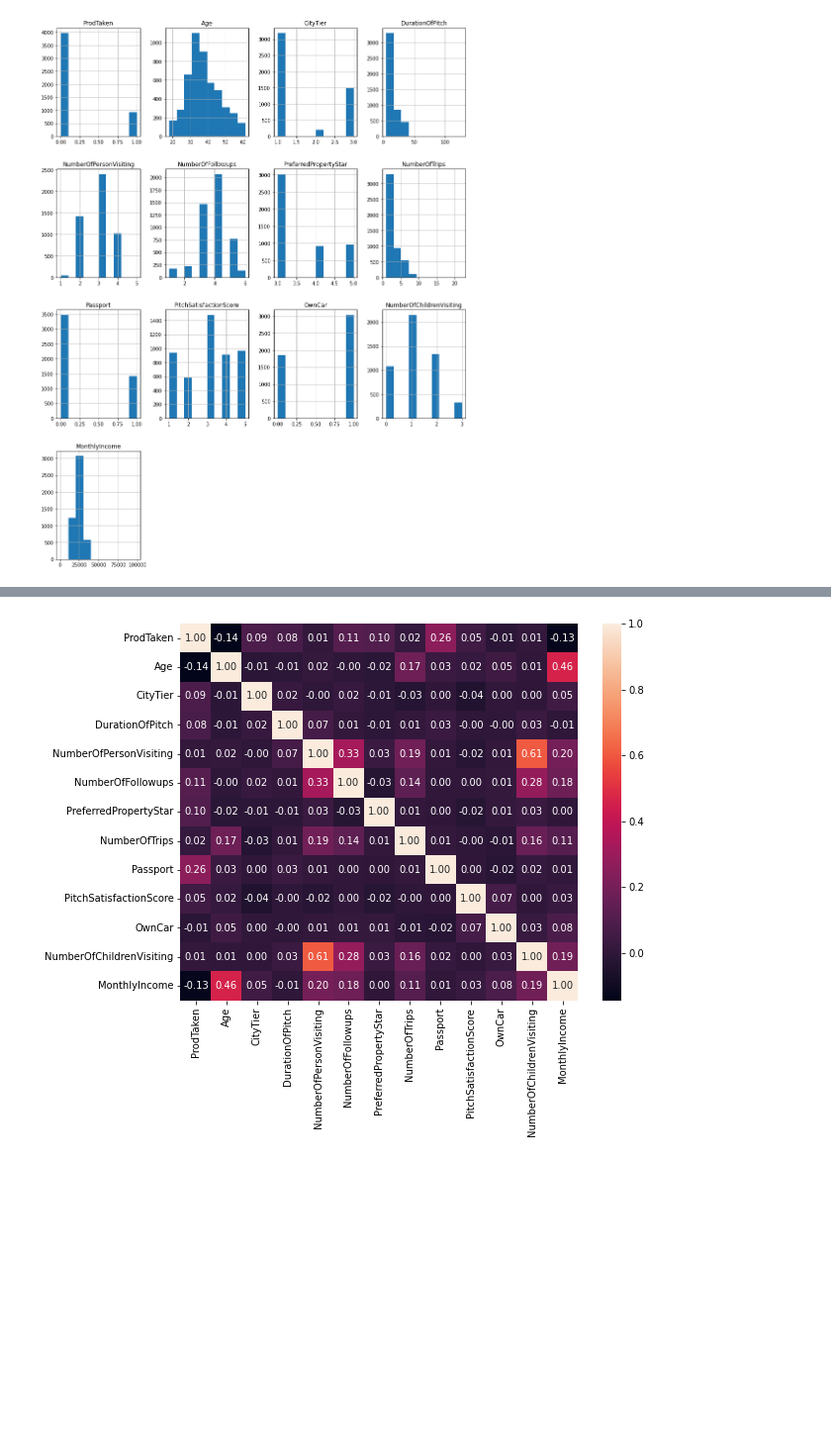
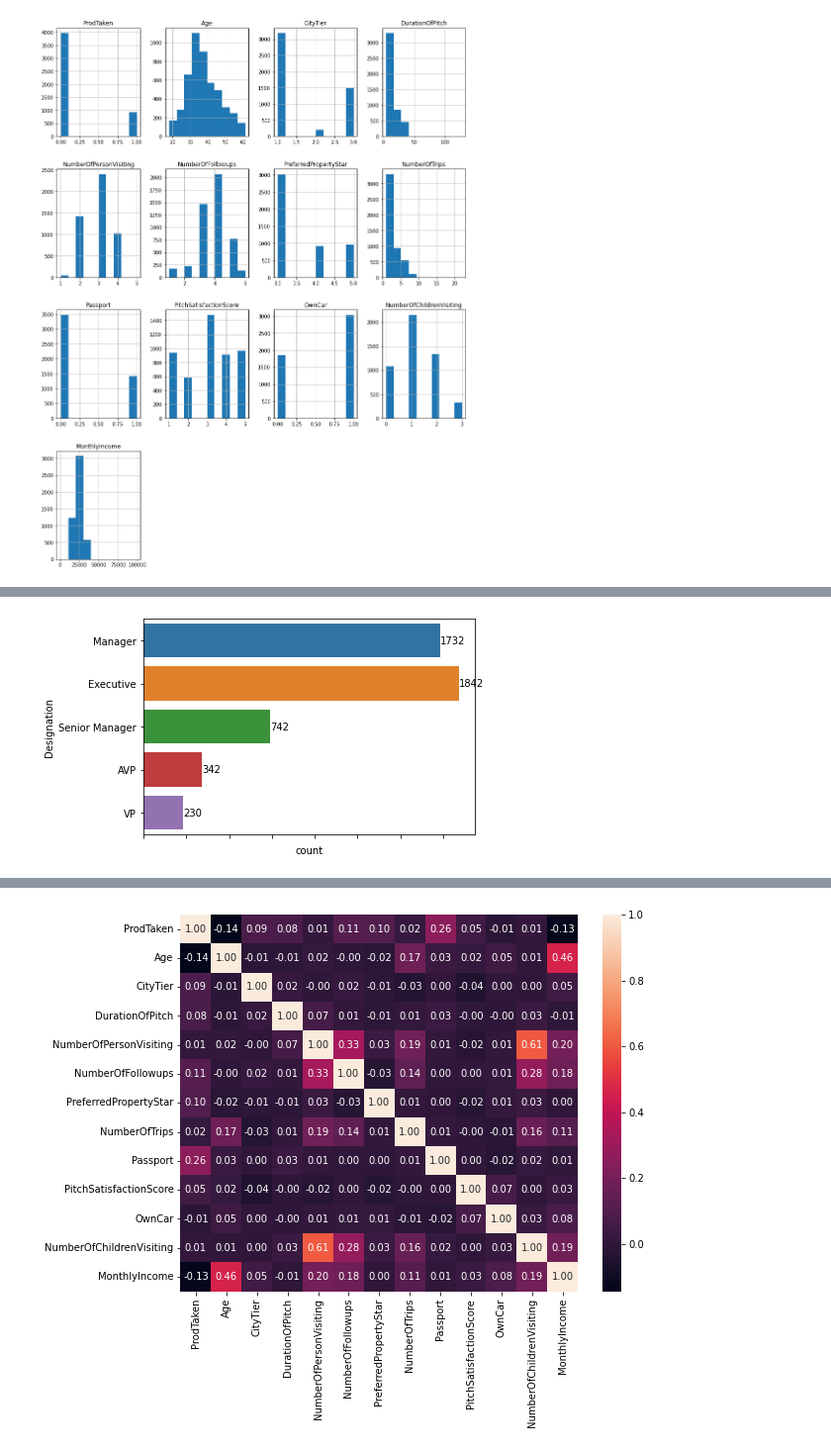
Before and after one commit to chabazite/Tourism_recommendations, a Jupyter notebook: notebooks/2.0_ASI_EDA.ipynb, the cells around one changed output, grey strips where cells are left out. Shown at 99% size. Cells and saved outputs as stored; diff of their text form; code cells hidden in the pictures; blank space fills up the shorter version.

```diff
--- a/notebooks/2.0_ASI_EDA.ipynb
+++ b/notebooks/2.0_ASI_EDA.ipynb
@@ -39,0 +60,7 @@ There is definitely an imbalance of data with our discrete variables (Number of
+# %%
+ax = sns.countplot(data=tourism_df, y='Designation')
+ax.set_xticklabels(ax.get_xticklabels(),rotation=90)
+for i in ax.containers:
+    ax.bar_label(i,)
+# %% [output]
+[figure, added]
```
Also changed, not shown: parts of 14 cells of this notebook.
